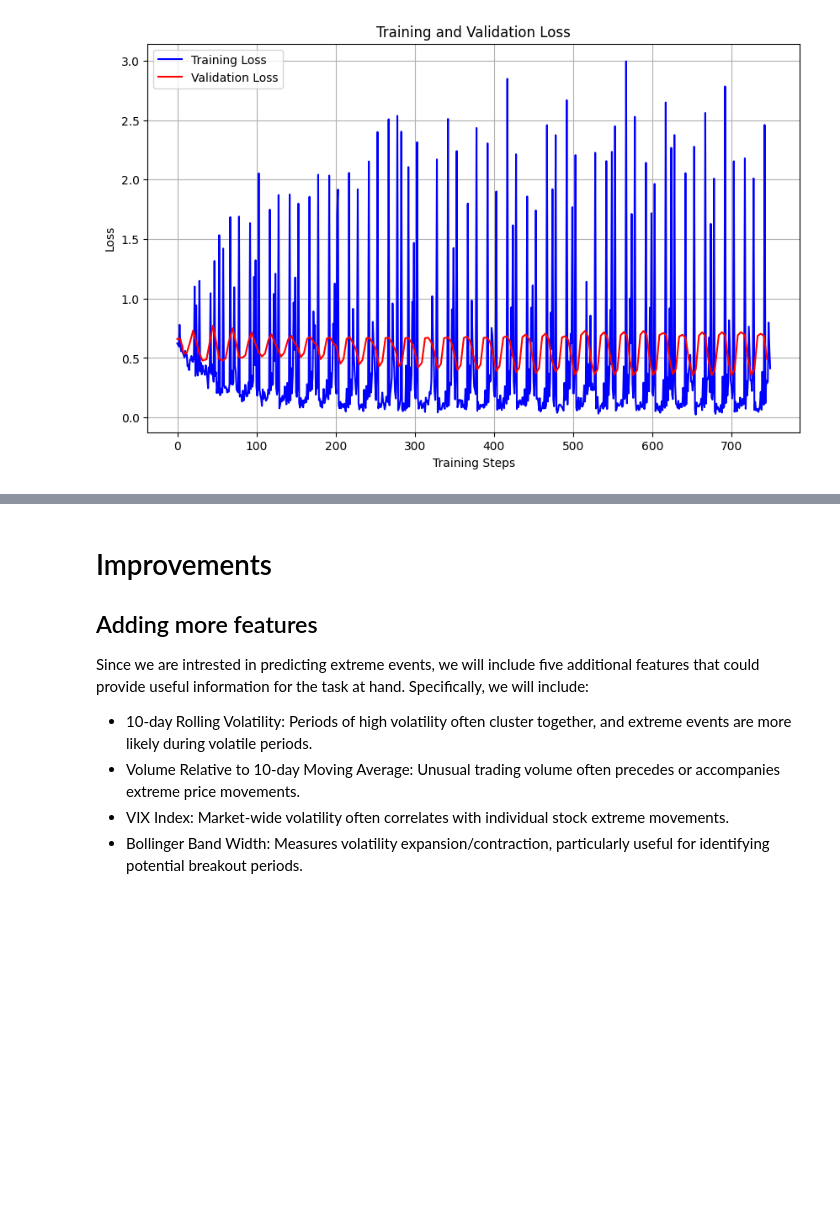
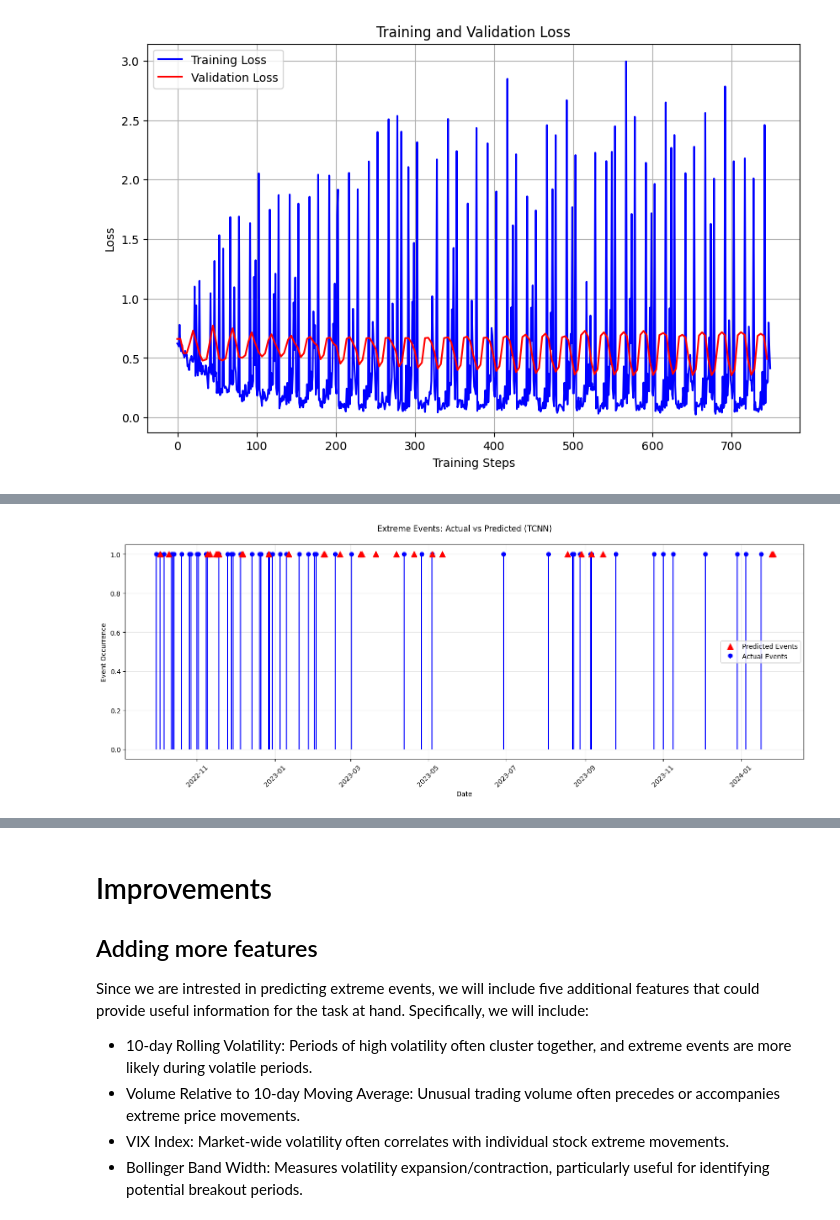
Before and after one commit to nmourdo/extreme_event_prediction, a Jupyter notebook: src/report.ipynb, the cells around one changed output, grey strips where cells are left out. Drawn from its saved outputs; the diff is of its cells as text; code cells hidden in the pictures; blank space fills up the shorter version.

```diff
--- a/src/report.ipynb
+++ b/src/report.ipynb
@@ -528,0 +541,33 @@ The TCNN is definetely better than the random forest model, since it is able to
+# %%
+import matplotlib.pyplot as plt
+import pandas as pd
+
+y_test = y_test.iloc[10:]
+y_pred = evaluator.predict(X_test_tcnn)
+y_pred = pd.Series(y_pred, index=y_test.index)
+
+plt.figure(figsize=(15, 6))
+
+# Plot actual events as stems
+plt.stem(y_test.index[y_test == 1], y_test[y_test == 1],
+         label='Actual Events', linefmt='b-', markerfmt='bo', basefmt=' ')
+
+# Plot predicted events as red markers
+plt.plot(y_test.index[y_pred == 1], y_pred[y_pred == 1],
+         'r^', label='Predicted Events', markersize=8)
+
+plt.title('Extreme Events: Actual vs Predicted (TCNN)', pad=20)
+plt.xlabel('Date')
+plt.ylabel('Event Occurrence')
+
+# Customize the plot
+plt.grid(True, alpha=0.3)
+plt.legend()
+
+# Rotate x-axis labels for better readability
+plt.xticks(rotation=45)
+
+# Adjust layout to prevent label cutoff
+plt.tight_layout()
+# %% [output]
+[figure, added]
```
Also changed, not shown: parts of 29 cells of this notebook, 9 other files.
